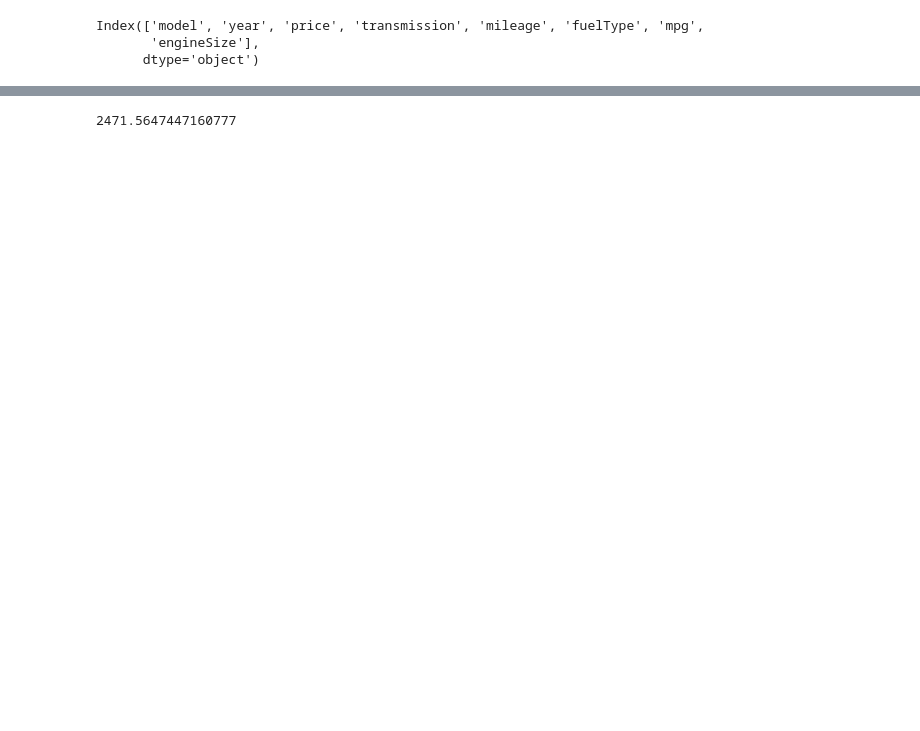
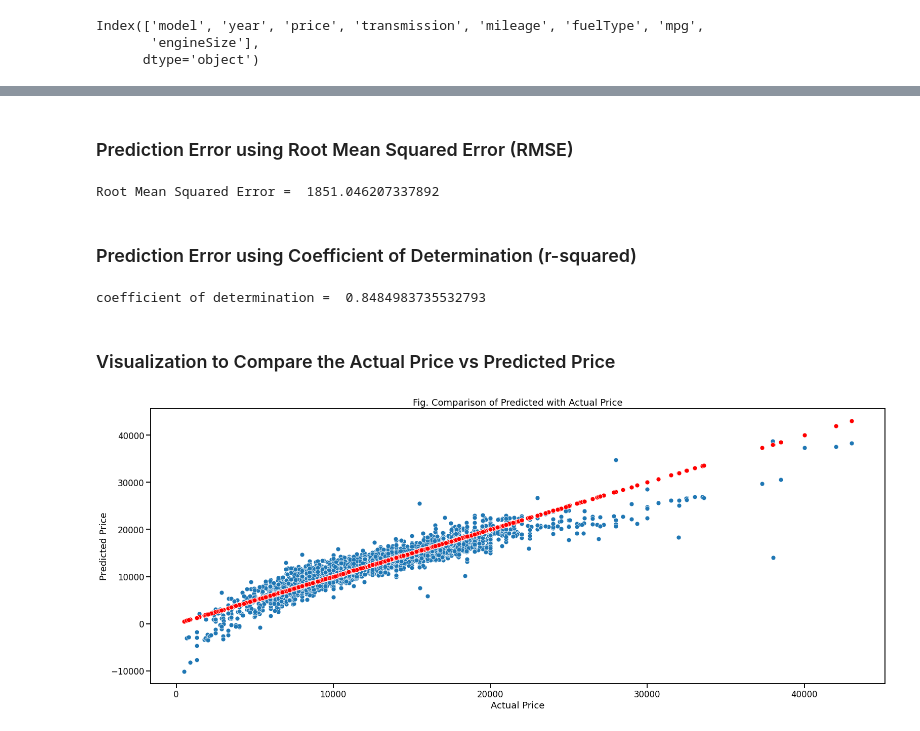
Before and after one commit to nuzhat-masud/ford_used_cars_analysis, a Jupyter notebook: Ford_used_cars_ML.ipynb, the cells around one changed output, grey strips where cells are left out. Drawn from its saved outputs; the diff is of its cells as text; code cells hidden in the pictures; blank space fills up the shorter version.

```diff
--- a/Ford_used_cars_ML.ipynb
+++ b/Ford_used_cars_ML.ipynb
@@ -118,0 +126,4 @@ Index(['model', 'year', 'price', 'transmission', 'mileage', 'fuelType', 'mpg',
+# %%
+# drop_first is used to drop the first column created; this is specified to avoid multicollinearity
+df = pd.get_dummies(df, drop_first=True)
+print(df.columns)
@@ -119,8 +157,9 @@ Index(['model', 'year', 'price', 'transmission', 'mileage', 'fuelType', 'mpg',
 # %%
-features = ['mileage', 'year', 'mpg', 'engineSize']
+# Target variable is price
 target = ['price']
 
-X = df[features]
+# x are the feature variables, which includes all columns except price (therefore, dropped).
+X = df.drop('price', axis=1)
 y = df[target]
 
 # printing the no. of rows and column used as feature and target variable.
@@ -181,7 +259,38 @@ print(y_test)
+# %% [markdown]
+### Prediction Error using Root Mean Squared Error (RMSE)
 # %%
 # RMSE is the standard deviation of the residual error
 
 RMSE = mean_squared_error(y_test, y_pred, squared=False)
-print(RMSE)
+print("Root Mean Squared Error = ", RMSE)
 # %% [output]
-2471.5647447160777
+Root Mean Squared Error =  1851.046207337892
+# %% [markdown]
+### Prediction Error using Coefficient of Determination (r-squared)
+# %%
+r_squared = r2_score(y_test, y_pred)
+print("coefficient of determination = ", r_squared)
+# %% [output]
+coefficient of determination =  0.8484983735532793
+# %% [markdown]
+### Visualization to Compare the Actual Price vs Predicted Price
+# %%
+sns.set_context('talk')
+plt.figure(figsize=(26,10))
+
+y_test['pred'] = y_pred
+y_test['x'] = np.arange(0,y_test.shape[0],1).tolist()
+
+# Shows predicted price
+sns.scatterplot(x='price', y='pred', data=y_test)
+
+# Assuming actual price is the same as predicted price, denoted by the red line
+# This helps to understand how much the predicted price (blue points) deviated from the actual price.
+sns.scatterplot(x='price', y='price', data=y_test, color='red')
+
+plt.title("Fig. Comparison of Predicted with Actual Price")
+plt.ylabel("Predicted Price")
+plt.xlabel("Actual Price")
+plt.show()
+# %% [output]
+[figure, added]
```
Also changed, not shown: parts of 30 cells of this notebook.
